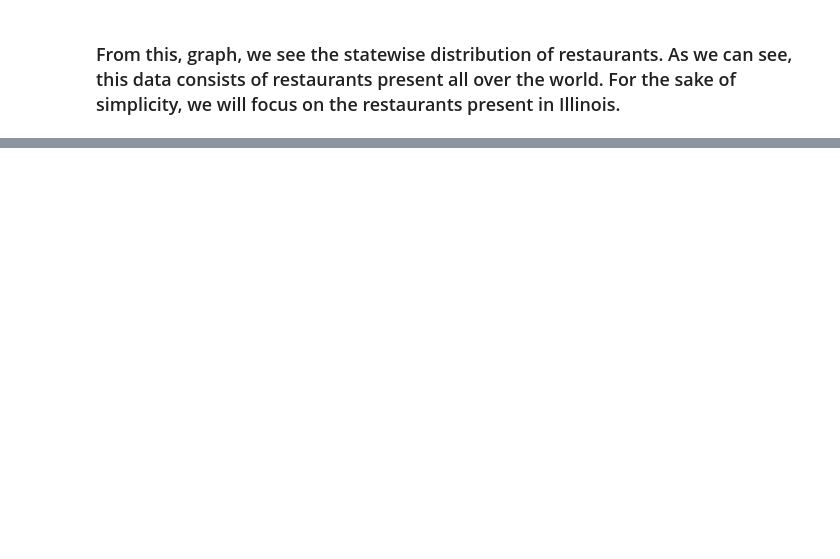
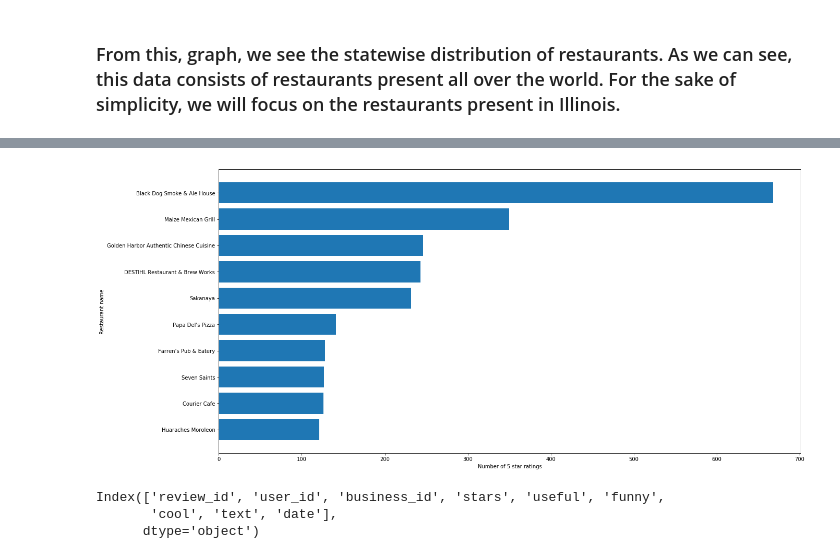
Before and after one commit to rnair7163/Restaurant-Recommendation-System-using-Yelp-Dataset, a Jupyter notebook: EDA/EDA-Business.ipynb, the cells around one changed output, grey strips where cells are left out. Cells and saved outputs as stored; diff of their text form; code cells hidden in the pictures; blank space fills up the shorter version.

```diff
--- a/EDA/EDA-Business.ipynb
+++ b/EDA/EDA-Business.ipynb
@@ -206,0 +246,11 @@ plt.show()
+# %%
+Five_star = business_ratings[business_ratings['stars_y'] == 5.0]
+# %%
+Five_star_order = Five_star.name.value_counts()
+# %%
+Five_star_order = Five_star_order.to_frame().reset_index()
+Five_star_order.columns = ['Restaurant', 'Counts']
+# %%
+Five_star_order = Five_star_order.head(10)
+Five_star_order = Five_star_order.sort_values(['Counts'], ascending = True)
+Five_star_order
@@ -206,0 +269,15 @@ plt.show()
+# %%
+fig = plt.figure(figsize = (20,10))
+ax = fig.add_subplot(111)
+plt.barh(Five_star_order.Restaurant, Five_star_order.Counts, align = 'center', alpha = 1)
+plt.ylabel('Restaurant name')
+plt.xlabel('Number of 5 star ratings')
+plt.show()
+# %% [output]
+[figure, added]
+# %%
+reviews.columns
+# %% [output]
+Index(['review_id', 'user_id', 'business_id', 'stars', 'useful', 'funny',
+       'cool', 'text', 'date'],
+      dtype='object')
```
Also changed, not shown: parts of 17 cells of this notebook.
